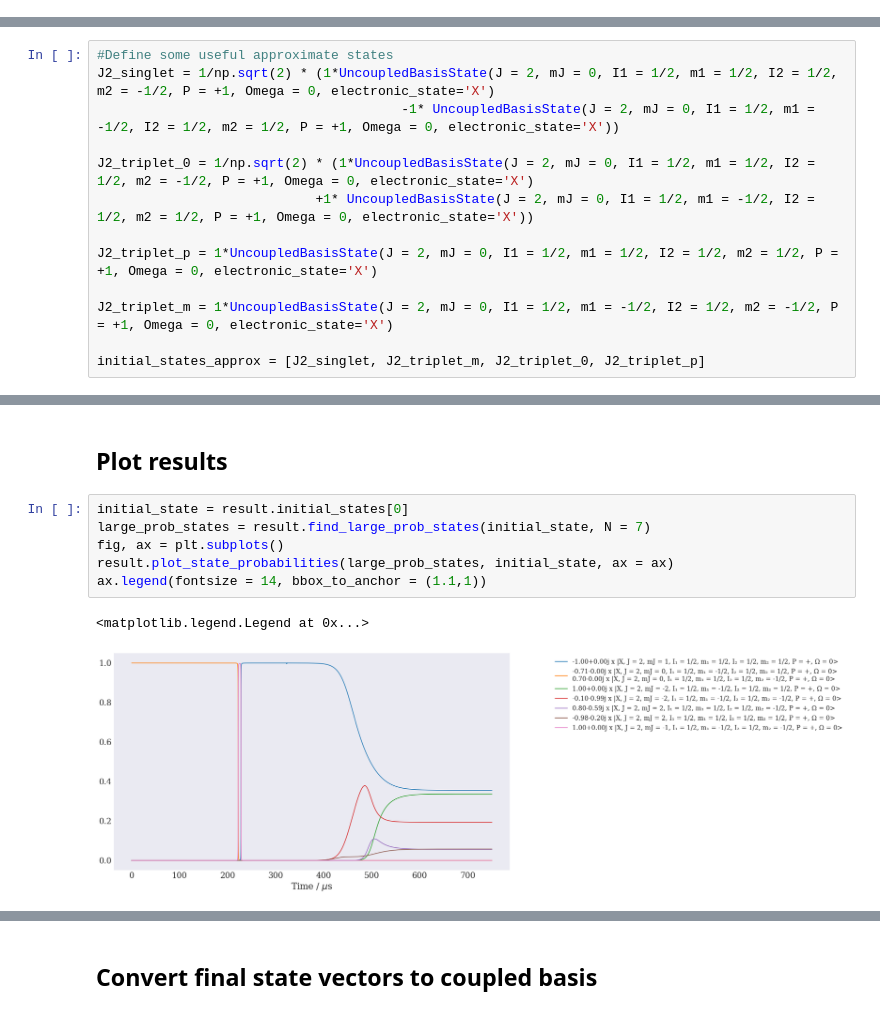
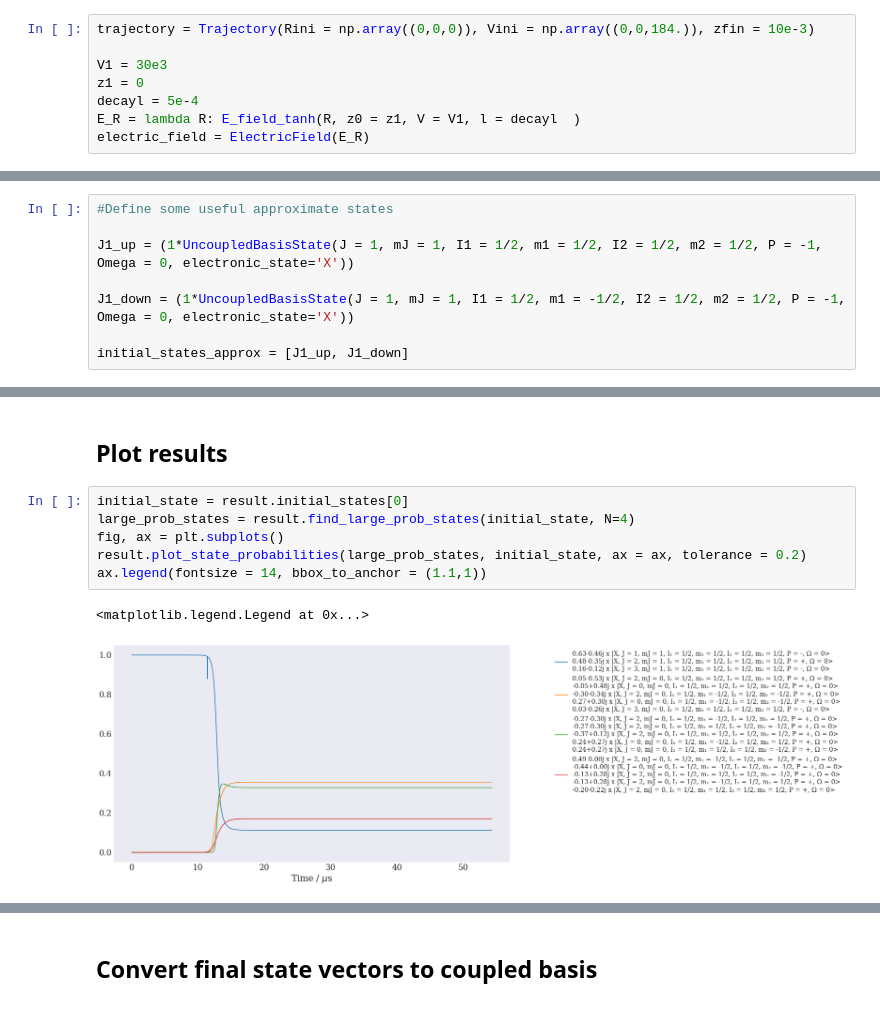
Before and after one commit to otimgren/centrex-state-prep, a Jupyter notebook: examples/State evolution for experimental testing of SPA.ipynb, the cells around one changed output, grey strips where cells are left out. Cells and saved outputs as stored; diff of their text form.

```diff
--- a/examples/State evolution for experimental testing of SPA.ipynb
+++ b/examples/State evolution for experimental testing of SPA.ipynb
@@ -64,0 +42,8 @@ electric_field = ElectricField(E_R)
+# %%
+trajectory = Trajectory(Rini = np.array((0,0,0)), Vini = np.array((0,0,184.)), zfin = 10e-3)
+
+V1 = 30e3
+z1 = 0
+decayl = 5e-4
+E_R = lambda R: E_field_tanh(R, z0 = z1, V = V1, l = decayl  )
+electric_field = ElectricField(E_R)
@@ -83,17 +71,12 @@ magnetic_field.plot(trajectory)
 Define approximate initial states here.
 # %%
 #Define some useful approximate states
-J2_singlet = 1/np.sqrt(2) * (1*UncoupledBasisState(J = 2, mJ = 0, I1 = 1/2, m1 = 1/2, I2 = 1/2, m2 = -1/2, P = +1, Omega = 0, electronic_state='X')
-                                       -1* UncoupledBasisState(J = 2, mJ = 0, I1 = 1/2, m1 = -1/2, I2 = 1/2, m2 = 1/2, P = +1, Omega = 0, electronic_state='X'))
 
-J2_triplet_0 = 1/np.sqrt(2) * (1*UncoupledBasisState(J = 2, mJ = 0, I1 = 1/2, m1 = 1/2, I2 = 1/2, m2 = -1/2, P = +1, Omega = 0, electronic_state='X')
-                            +1* UncoupledBasisState(J = 2, mJ = 0, I1 = 1/2, m1 = -1/2, I2 = 1/2, m2 = 1/2, P = +1, Omega = 0, electronic_state='X'))
+J1_up = (1*UncoupledBasisState(J = 1, mJ = 1, I1 = 1/2, m1 = 1/2, I2 = 1/2, m2 = 1/2, P = -1, Omega = 0, electronic_state='X'))
 
-J2_triplet_p = 1*UncoupledBasisState(J = 2, mJ = 0, I1 = 1/2, m1 = 1/2, I2 = 1/2, m2 = 1/2, P = +1, Omega = 0, electronic_state='X')
+J1_down = (1*UncoupledBasisState(J = 1, mJ = 1, I1 = 1/2, m1 = -1/2, I2 = 1/2, m2 = 1/2, P = -1, Omega = 0, electronic_state='X'))
 
-J2_triplet_m = 1*UncoupledBasisState(J = 2, mJ = 0, I1 = 1/2, m1 = -1/2, I2 = 1/2, m2 = -1/2, P = +1, Omega = 0, electronic_state='X')
-
-initial_states_approx = [J2_singlet, J2_triplet_m, J2_triplet_0, J2_triplet_p]
+initial_states_approx = [J1_up, J1_down]
 # %% [markdown]
 ## Define slowly varying Hamiltonian
 Define a Hamiltonian object that represents the slowly varying part of the Hamiltonian (i.e. everything except the microwaves). Using J = 0-3 here since we're interested in the time-evolution of J = 2 states; J = 1 and 3 are absolutely required since the electric field couples J = 2 to these, J = 0 is not strictly necessary. Since the Stark energies are << the rotational energies, we mostly just need the J of interest $\pm 1$.
@@ -111,10 +94,10 @@ result = simulator.run()
 ## Plot results
 # %%
 initial_state = result.initial_states[0]
-large_prob_states = result.find_large_prob_states(initial_state, N = 7)
+large_prob_states = result.find_large_prob_states(initial_state, N=4)
 fig, ax = plt.subplots()
-result.plot_state_probabilities(large_prob_states, initial_state, ax = ax)
+result.plot_state_probabilities(large_prob_states, initial_state, ax = ax, tolerance = 0.2)
 ax.legend(fontsize = 14, bbox_to_anchor = (1.1,1))
 # %% [output]
 <matplotlib.legend.Legend at 0x...>
-[figure, old version]
+[figure, new version]
```
Also changed, not shown: parts of 48 cells of this notebook, 2 other files.
